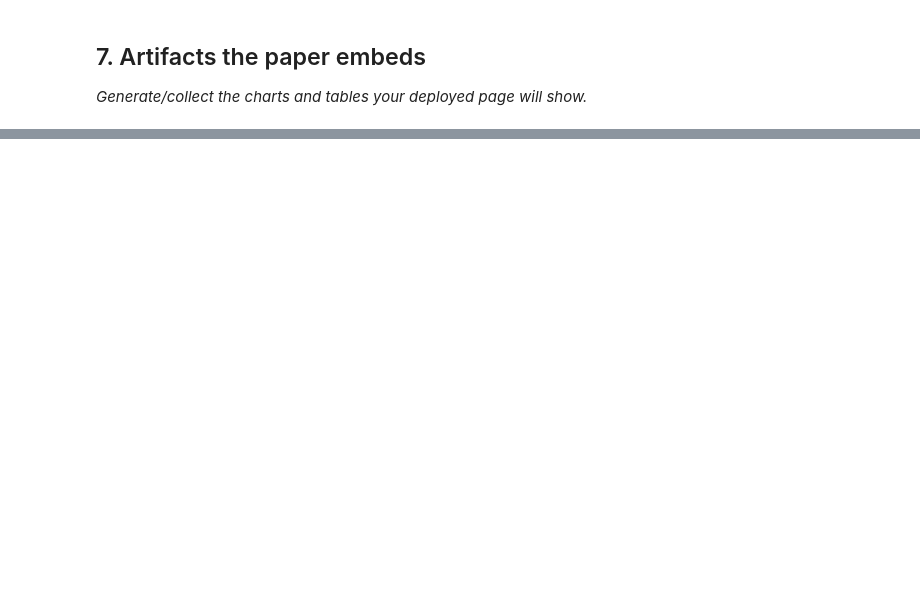
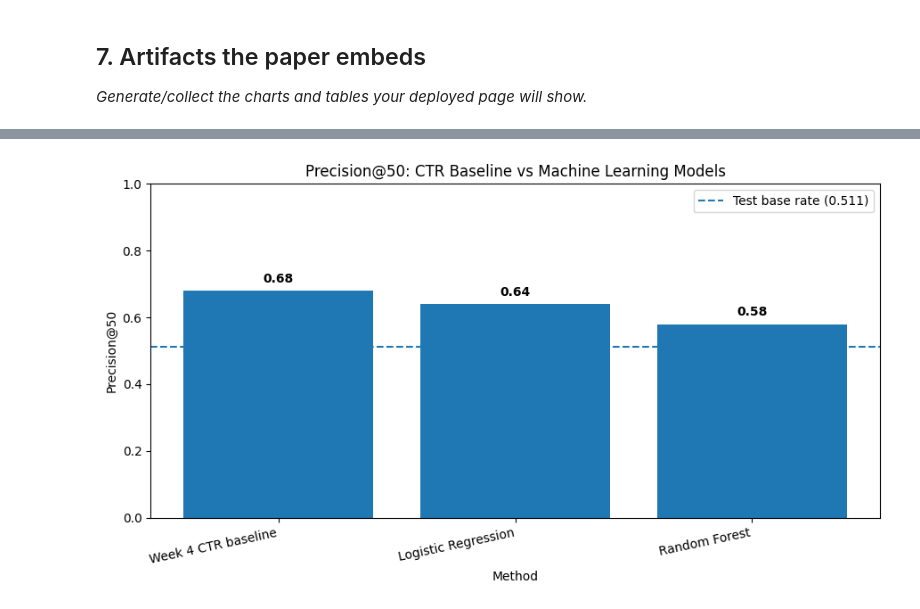
Before and after one commit to melikekaya01/flyrank-ml, a Jupyter notebook: work/notebooks/capstone.ipynb, the cells around one changed output, grey strips where cells are left out. Drawn from its saved outputs; the diff is of its cells as text; code cells hidden in the pictures; blank space fills up the shorter version.

```diff
--- a/work/notebooks/capstone.ipynb
+++ b/work/notebooks/capstone.ipynb
@@ -36,0 +271,42 @@ This skeleton is yours to fill. Work the sections **in order** — each one has
+# %%
+plt.figure(figsize=(9, 5))
+
+bars = plt.bar(
+    results["Method"],
+    results["Precision@50"]
+)
+
+plt.axhline(
+    test_base_rate,
+    linestyle="--",
+    linewidth=1.5,
+    label=f"Test base rate ({test_base_rate:.3f})"
+)
+
+plt.title("Precision@50: CTR Baseline vs Machine Learning Models")
+plt.ylabel("Precision@50")
+plt.xlabel("Method")
+plt.ylim(0, 1.0)
+plt.xticks(rotation=12, ha="right")
+plt.legend()
+
+for bar, value in zip(bars, results["Precision@50"]):
+    plt.text(
+        bar.get_x() + bar.get_width() / 2,
+        value + 0.025,
+        f"{value:.2f}",
+        ha="center",
+        fontweight="bold"
+    )
+
+plt.tight_layout()
+
+plt.savefig(
+    "precision_at_50_comparison.png",
+    dpi=300,
+    bbox_inches="tight"
+)
+
+plt.show()
+# %% [output]
+[figure, added]
```
Also changed, not shown: parts of 10 cells of this notebook.
